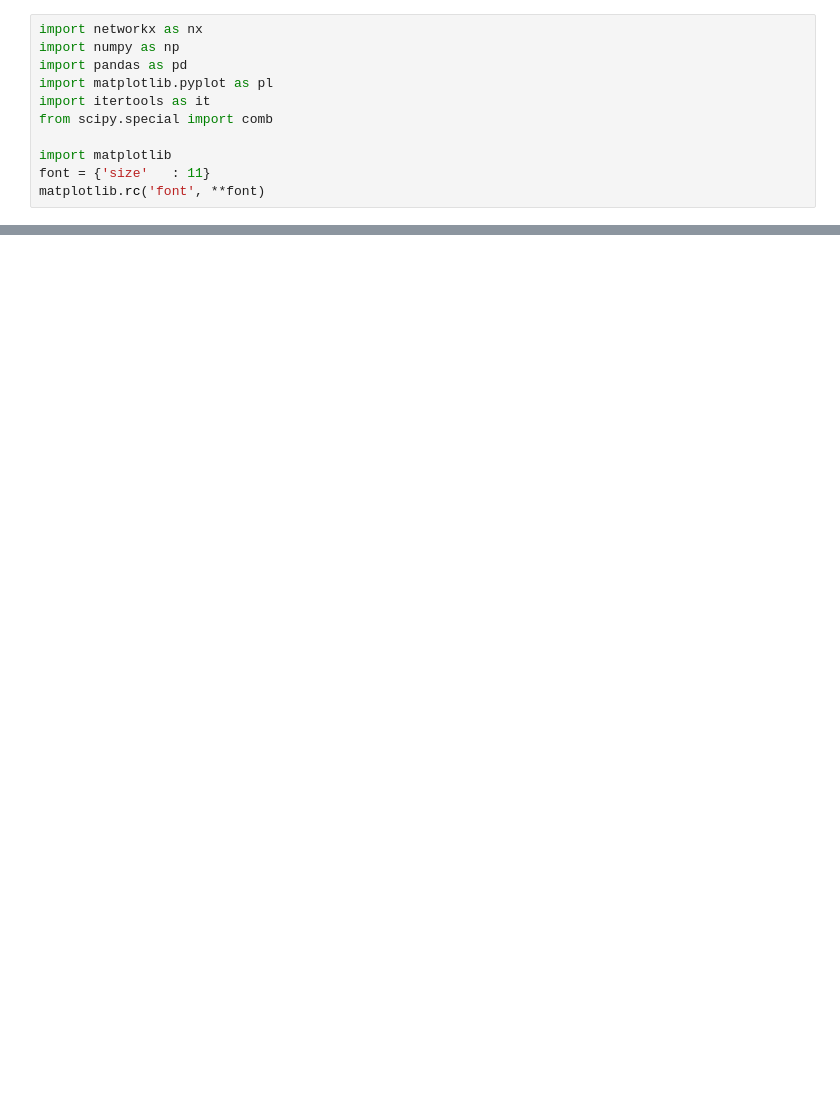
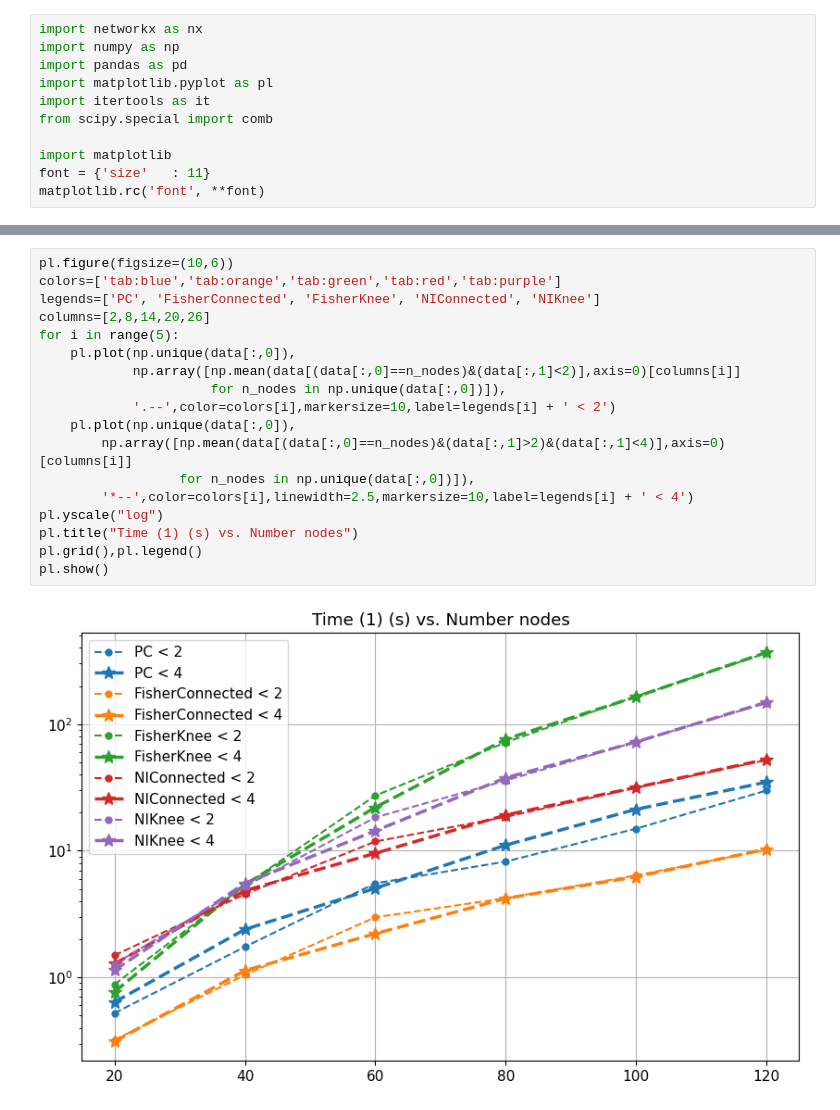
Before and after one commit to F-Barroso/Inference, a Jupyter notebook: Synthetic Data_Viewer.ipynb, the cells around one changed output, grey strips where cells are left out. Drawn from its saved outputs; the diff is of its cells as text; blank space fills up the shorter version.

```diff
--- a/Synthetic Data_Viewer.ipynb
+++ b/Synthetic Data_Viewer.ipynb
@@ -33,3 +44,23 @@ pl.show()
+# %%
+pl.figure(figsize=(10,6))
+colors=['tab:blue','tab:orange','tab:green','tab:red','tab:purple']
+legends=['PC', 'FisherConnected', 'FisherKnee', 'NIConnected', 'NIKnee']
+columns=[2,8,14,20,26]
+for i in range(5):
+    pl.plot(np.unique(data[:,0]),
+            np.array([np.mean(data[(data[:,0]==n_nodes)&(data[:,1]<2)],axis=0)[columns[i]]
+                      for n_nodes in np.unique(data[:,0])]),
+            '.--',color=colors[i],markersize=10,label=legends[i] + ' < 2')
+    pl.plot(np.unique(data[:,0]),
+        np.array([np.mean(data[(data[:,0]==n_nodes)&(data[:,1]>2)&(data[:,1]<4)],axis=0)[columns[i]]
+                  for n_nodes in np.unique(data[:,0])]),
+        '*--',color=colors[i],linewidth=2.5,markersize=10,label=legends[i] + ' < 4')
+pl.yscale("log")
+pl.title("Time (1) (s) vs. Number nodes")
+pl.grid(),pl.legend()
+pl.show()
+# %% [output]
+[figure, added]
 # %%
 pl.figure(figsize=(10,6))
 colors=['tab:blue','tab:orange','tab:green','tab:red','tab:purple']
```
Also changed, not shown: parts of 5 cells of this notebook.
